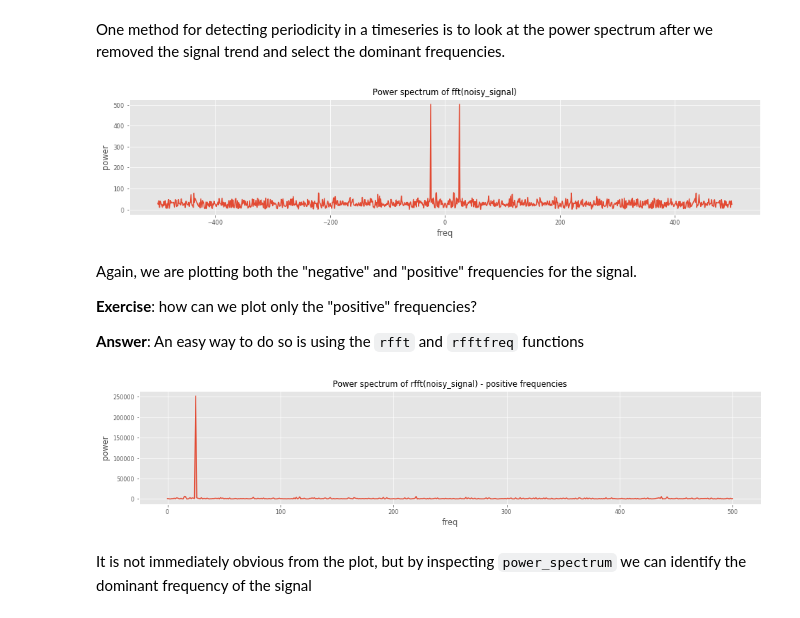
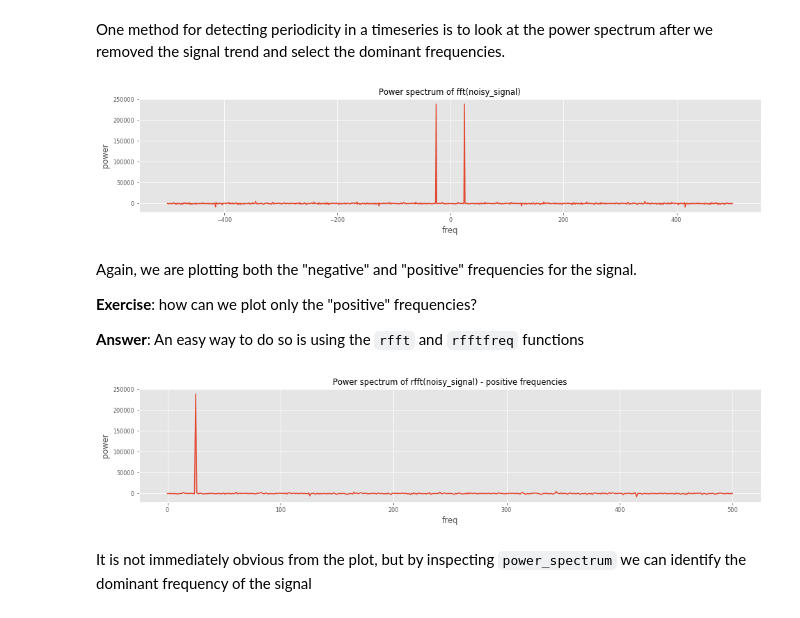
Before and after one commit to godatadriven/ddsw-2018-dsp-workshop, a Jupyter notebook: fourier.ipynb, the cells around one changed output. Drawn from its saved outputs; the diff is of its cells as text; code cells hidden in the pictures.

```diff
--- a/fourier.ipynb
+++ b/fourier.ipynb
@@ -4,11 +4,11 @@
 Populating the interactive namespace from numpy and matplotlib
 # %%
 import util
+import importlib
+importlib.reload(util)
 from collections import OrderedDict
 from pylab import rcParams
 style.use('ggplot')
-defaults = OrderedDict((('width', 8), ('height', 4)))
-rcParams['figure.figsize'] = defaults.values()
 rcParams['legend.frameon'] = True
 rcParams['legend.framealpha'] = 0.8
 rcParams['figure.titlesize'] = 'large'
@@ -525,14 +529,14 @@ ylabel('amplitude');
 One method for detecting periodicity in a timeseries is to look at the power spectrum after we removed the signal trend and select the dominant frequencies.
 # %%
 fourier = fft.fft(noisy_signal)
-power_spectrum = absolute(fourier)
+power_spectrum = fourier**2
 idx = argsort(f)
 plot(f[idx], power_spectrum[idx])
 util.title('Power spectrum of fft(noisy_signal)')
 util.xlabel('freq')
 util.ylabel('power')
 # %% [output]
-[figure, old version]
+[figure, new version]
 # %% [markdown]
 Again, we are plotting both the "negative" and "positive" frequencies for the signal.
 
@@ -542,15 +546,14 @@ Again, we are plotting both the "negative" and "positive" frequencies for the si
 # %%
 fourier = fft.rfft(noisy_signal)
 rfreqs = fft.rfftfreq(n, d=timestep)
-power_spectrum = absolute(fourier)**2
-idx = argsort(rfreqs)
-plot(rfreqs[idx], power_spectrum[idx]);
+power_spectrum = fourier**2
+plot(rfreqs, power_spectrum);
 
 util.title('Power spectrum of rfft(noisy_signal) - positive frequencies')
 util.xlabel('freq')
 util.ylabel('power')
 # %% [output]
-[figure, old version]
+[figure, new version]
 # %% [markdown]
 It is not immediately obvious from the plot, but by inspecting `power_spectrum` we can identify the dominant frequency of the signal
 # %%
```
Also changed, not shown: parts of 10 cells of this notebook, 5 other files.
